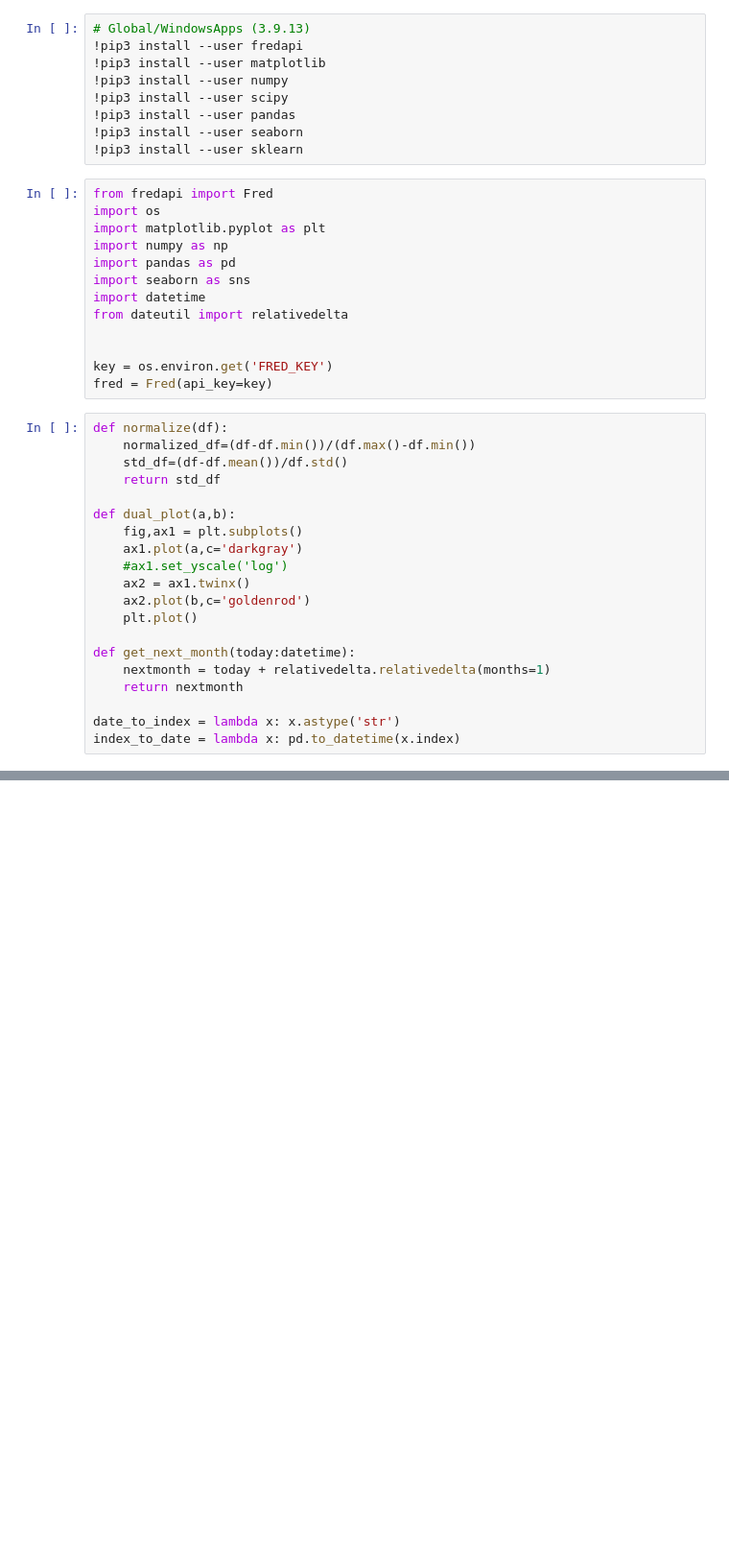
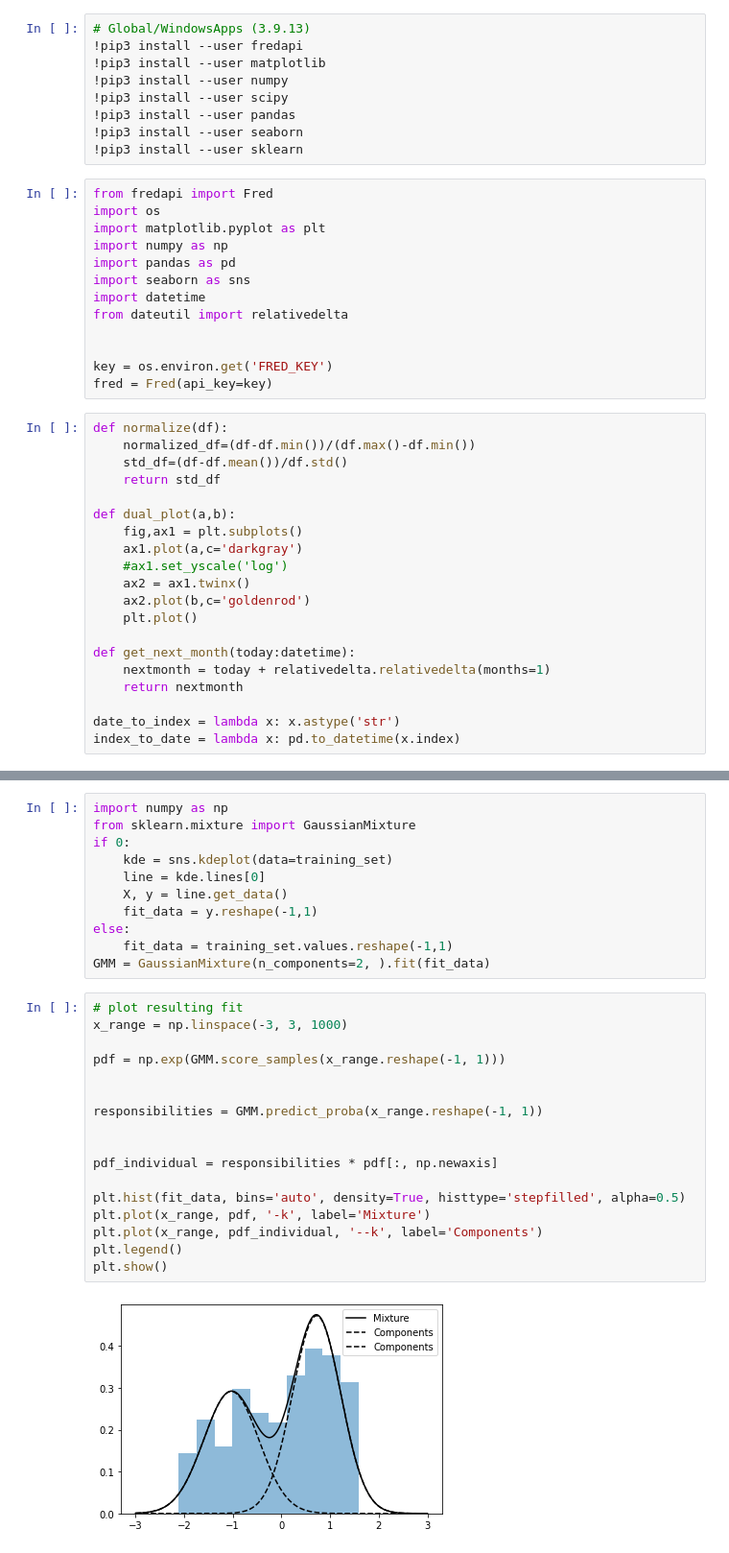
Before and after one commit to pathces-gone/study-python-stock, a Jupyter notebook: AssetAllocationV2/scartch-fred.ipynb, the cells around one changed output, grey strips where cells are left out. Shown at 96% size. Drawn from its saved outputs; the diff is of its cells as text; blank space fills up the shorter version.

```diff
--- a/AssetAllocationV2/scartch-fred.ipynb
+++ b/AssetAllocationV2/scartch-fred.ipynb
@@ -148,0 +111,30 @@ plt.plot(x,y_axis0,lw=3)
+# %%
+import numpy as np
+from sklearn.mixture import GaussianMixture
+if 0:
+    kde = sns.kdeplot(data=training_set)
+    line = kde.lines[0]
+    X, y = line.get_data()
+    fit_data = y.reshape(-1,1)
+else:
+    fit_data = training_set.values.reshape(-1,1)
+GMM = GaussianMixture(n_components=2, ).fit(fit_data)
+# %%
+# plot resulting fit
+x_range = np.linspace(-3, 3, 1000)
+
+pdf = np.exp(GMM.score_samples(x_range.reshape(-1, 1)))
+
+
+responsibilities = GMM.predict_proba(x_range.reshape(-1, 1))
+
+
+pdf_individual = responsibilities * pdf[:, np.newaxis]
+
+plt.hist(fit_data, bins='auto', density=True, histtype='stepfilled', alpha=0.5)
+plt.plot(x_range, pdf, '-k', label='Mixture')
+plt.plot(x_range, pdf_individual, '--k', label='Components')
+plt.legend()
+plt.show()
+# %% [output]
+[figure, added]
```
Also changed, not shown: parts of 15 cells of this notebook, 1 other file.
